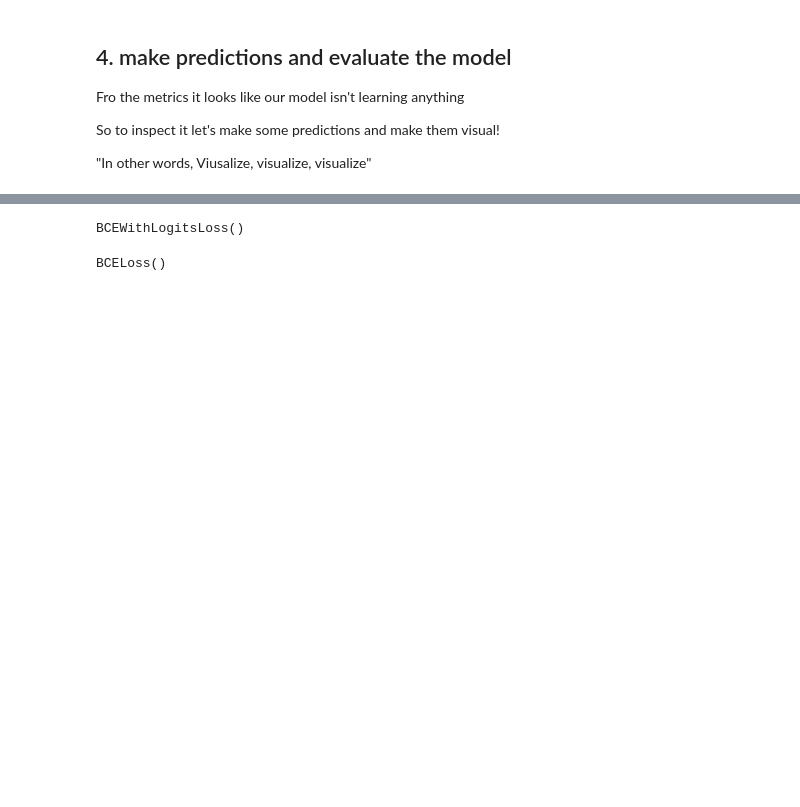
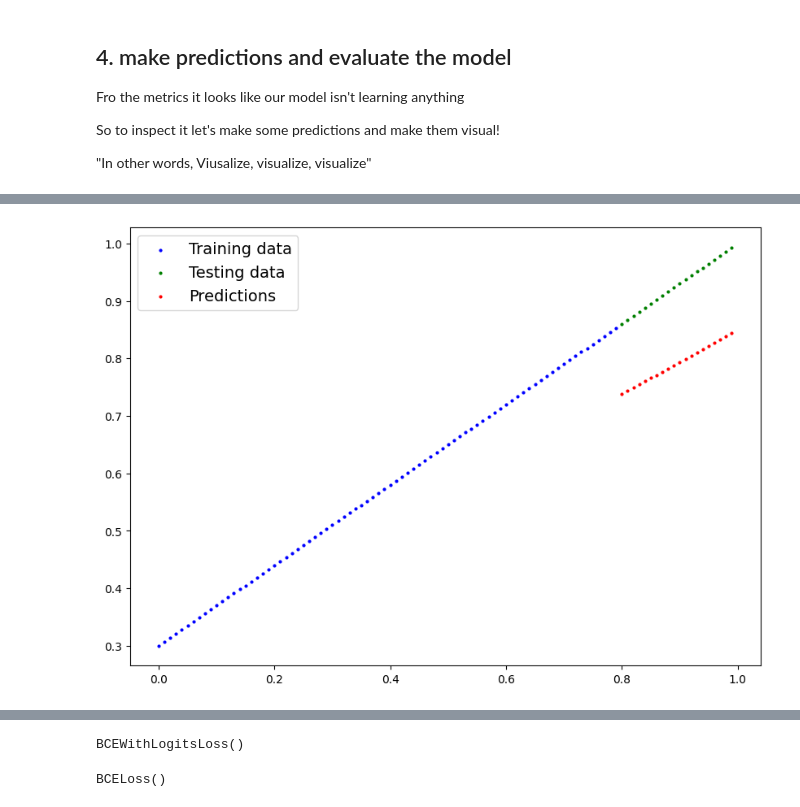
Before and after one commit to miller00315/ia_studies, a Jupyter notebook: pytorch_machine_learning_classification.ipynb, the cells around one changed output, grey strips where cells are left out. Cells and saved outputs as stored; diff of their text form; code cells hidden in the pictures; blank space fills up the shorter version.

```diff
--- a/pytorch_machine_learning_classification.ipynb
+++ b/pytorch_machine_learning_classification.ipynb
@@ -396,0 +610,10 @@ plot_decision_boundary(model_0, X_test, y_test)
+# %%
+# Train the model
+torch.manual_seed(42)
+
+# Set the number of epochs
+epochs = 1000
+
+# Put data on the target device
+X_train_regression, y_train_regression = X_train_regression.to(device), y_train_regression.to(device)
+X_test_regression, y_test_regression = X_test_regression.to(device), y_test_regression.to(device)
@@ -396,0 +649,12 @@ plot_decision_boundary(model_0, X_test, y_test)
+# %%
+model_2.eval()
+with torch.inference_mode():
+  model_2_preds = model_2(X_test_regression)
+# %%
+plot_predictions(train_data=X_train_regression.cpu(),
+                 train_labels=y_train_regression.cpu(),
+                 test_data=X_test_regression.cpu(),
+                 test_labels=y_test_regression.cpu(),
+                 predictions=model_2_preds.detach().cpu())
+# %% [output]
+[figure, added]
```
Also changed, not shown: parts of 34 cells of this notebook.
